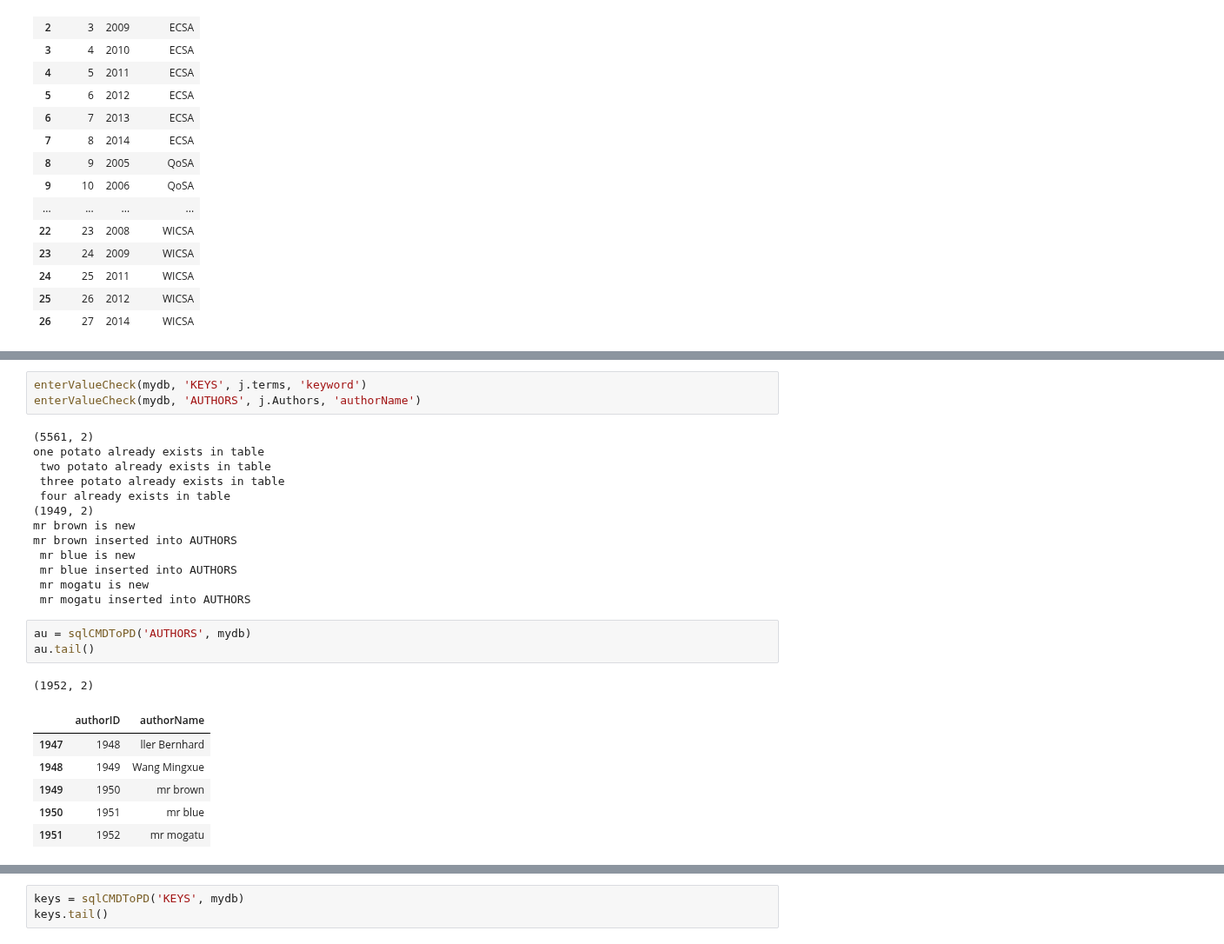
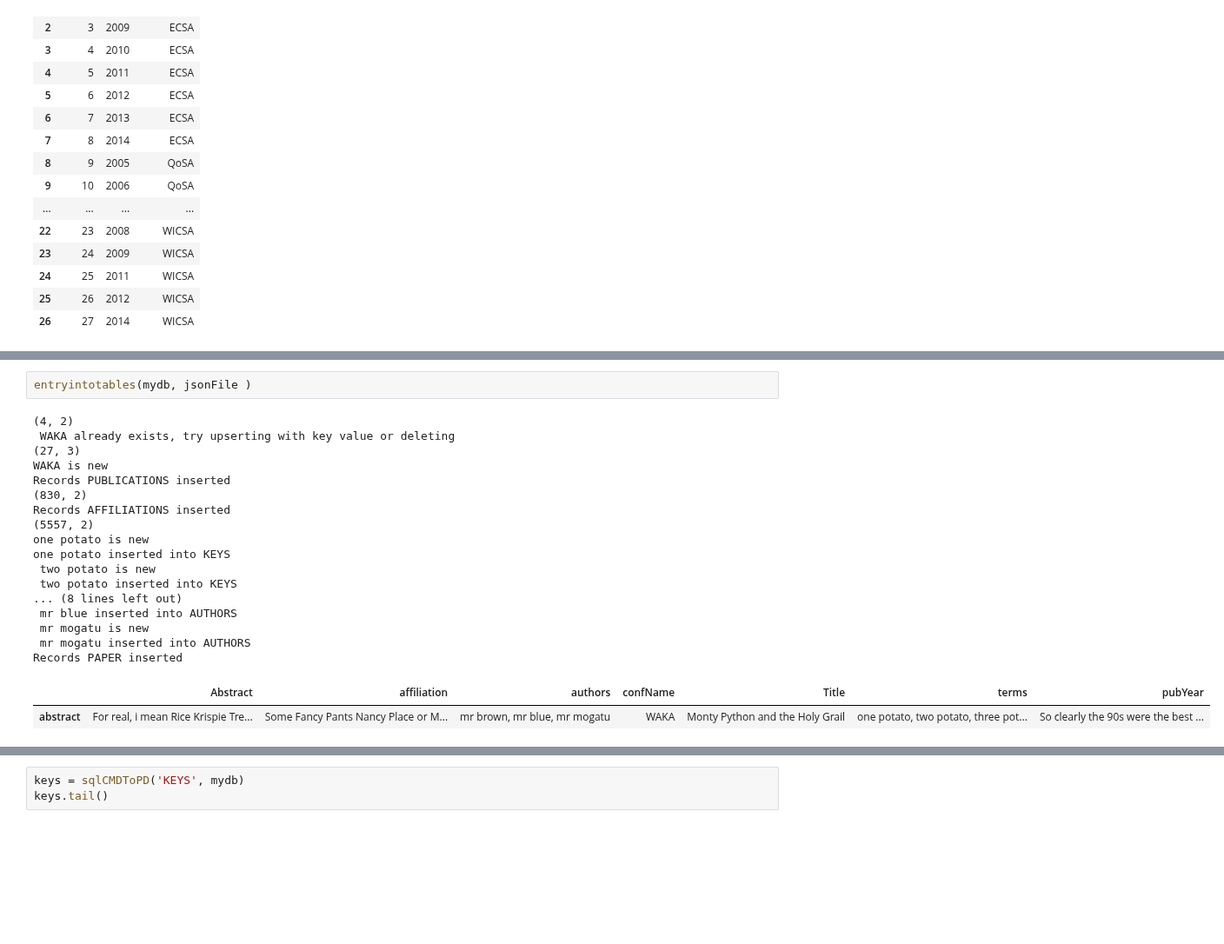
Before and after one commit to noveroa/DataBases, a Jupyter notebook: sqlStart/sql_jsonCommands.ipynb, the cells around one changed output, grey strips where cells are left out. Shown at 87% size. Drawn from its saved outputs; the diff is of its cells as text; blank space fills up the shorter version.

```diff
--- a/sqlStart/sql_jsonCommands.ipynb
+++ b/sqlStart/sql_jsonCommands.ipynb
@@ -248,28 +251,23 @@ def entryintotables(db, jsonfile):
     return jdf
-# %%
-enterValueCheck(mydb, 'KEYS', j.terms, 'keyword')
-enterValueCheck(mydb, 'AUTHORS', j.Authors, 'authorName')
-# %% [output]
-(5561, 2)
-one potato already exists in table
- two potato already exists in table
- three potato already exists in table
- four already exists in table
-(1949, 2)
-mr brown is new
-mr brown inserted into AUTHORS
- mr blue is new
- mr blue inserted into AUTHORS
- mr mogatu is new
- mr mogatu inserted into AUTHORS
-# %%
-au = sqlCMDToPD('AUTHORS', mydb)
-au.tail()
-# %% [output]
-(1952, 2)
-|  | authorID | authorName |
-| 1947 | 1948 | ller Bernhard |
-| 1948 | 1949 | Wang Mingxue |
-| 1949 | 1950 | mr brown |
-| 1950 | 1951 | mr blue |
-| 1951 | 1952 | mr mogatu |
+# %%
+entryintotables(mydb, jsonFile )
+# %% [output]
+(4, 2)
+ WAKA already exists, try upserting with key value or deleting
+(27, 3)
+WAKA is new
+Records PUBLICATIONS inserted
+(830, 2)
+Records AFFILIATIONS inserted
+(5557, 2)
+one potato is new
+one potato inserted into KEYS
+ two potato is new
+ two potato inserted into KEYS
+... (8 lines left out)
+ mr blue inserted into AUTHORS
+ mr mogatu is new
+ mr mogatu inserted into AUTHORS
+Records PAPER inserted
+|  | Abstract | affiliation | authors | confName | Title | terms | pubYear |
+| abstract | For real, i mean Rice Krispie Tre... | Some Fancy Pants Nancy Place or M... | mr brown, mr blue, mr mogatu | WAKA | Monty Python and the Holy Grail | one potato, two potato, three pot... | So clearly the 90s were the best ... |
```
Also changed, not shown: parts of 9 cells of this notebook, 2 other files.
